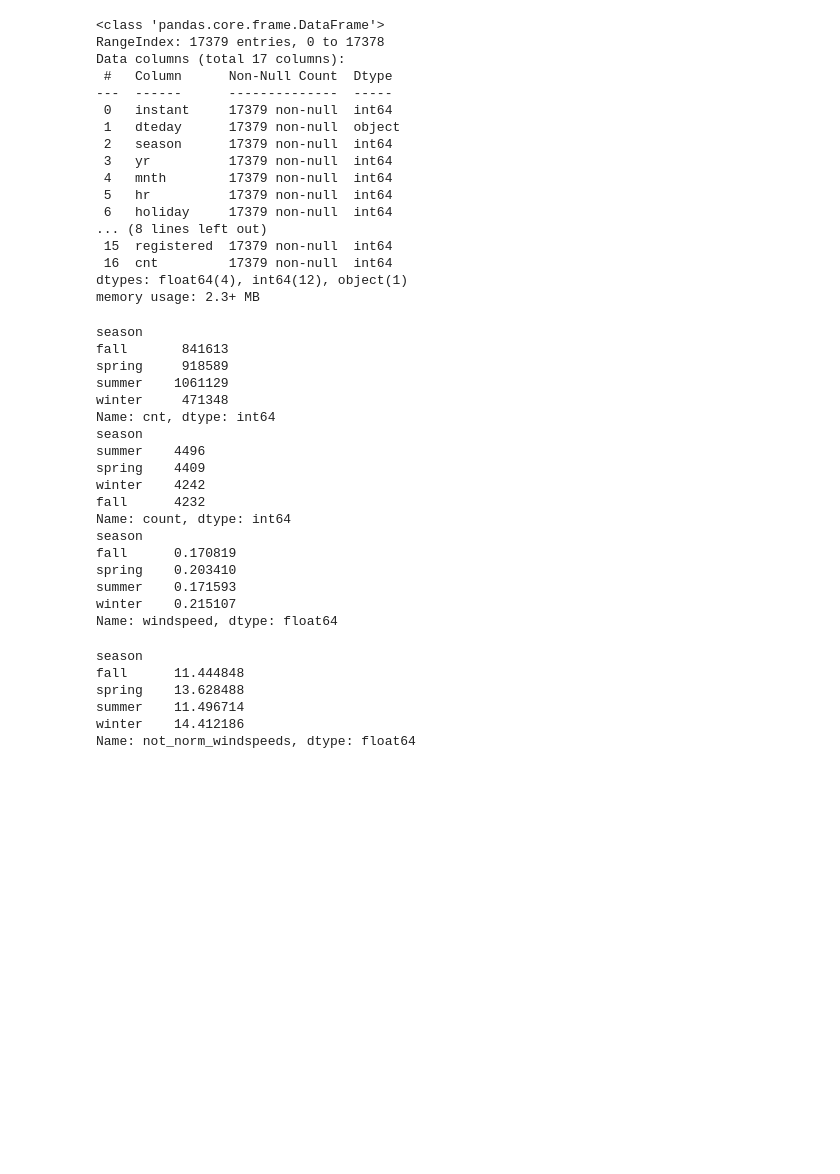
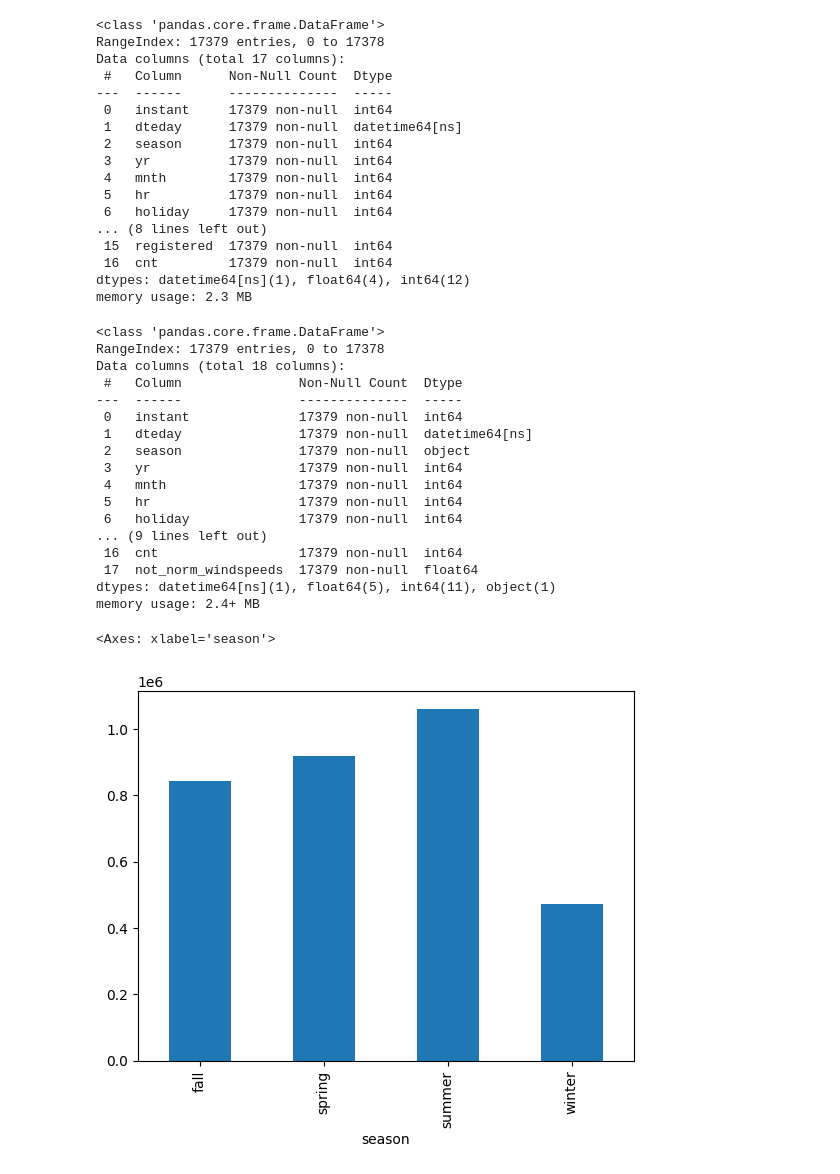
Before and after one commit to vrpperez7/Mod-4-Project, a Jupyter notebook: notebooks/Untitled-1.ipynb, the cells around one changed output. Cells and saved outputs as stored; diff of their text form; code cells hidden in the pictures; blank space fills up the shorter version.

Commit message:
more EDA and potential filtering to workingday column for analysis

```diff
--- a/notebooks/Untitled-1.ipynb
+++ b/notebooks/Untitled-1.ipynb
@@ -6,6 +6,10 @@ import numpy as np
 df = pd.read_csv("/Users/beans/Desktop/Mod-4-Project/data/hour.csv")
 
 #understanding values within df
+
+
+df['dteday'] = pd.to_datetime(df['dteday'])
+
 df.info()
 # %% [output]
 <class 'pandas.core.frame.DataFrame'>
@@ -14,7 +18,7 @@ Data columns (total 17 columns):
  #   Column      Non-Null Count  Dtype
 ---  ------      --------------  -----
  0   instant     17379 non-null  int64
- 1   dteday      17379 non-null  object
+ 1   dteday      17379 non-null  datetime64[ns]
  2   season      17379 non-null  int64
  3   yr          17379 non-null  int64
  4   mnth        17379 non-null  int64
@@ -23,8 +27,8 @@ Data columns (total 17 columns):
 ... (8 lines left out)
  15  registered  17379 non-null  int64
  16  cnt         17379 non-null  int64
-dtypes: float64(4), int64(12), object(1)
-memory usage: 2.3+ MB
+dtypes: datetime64[ns](1), float64(4), int64(12)
+memory usage: 2.3 MB
 # %%
 #making season column more legibile by associating numbers with season
 #shown by readme when downloaded dataset
@@ -34,47 +38,49 @@ df['season'] = df['season'].replace(3,'summer')
 df['season'] = df['season'].replace(4,'fall')
 
 
-### VERY SIMPLE EDA
+### VERY SIMPLE EDA for season and windspeeds column
 
-print(df.groupby('season')['cnt'].sum())
+df.groupby('season')['cnt'].sum()
 #--we can see that winter has the least count for rides, and summer the most
 #--INTEREST OF Product Manager (PM): When/where demand is strong or fragile (strong in summer, weak in winter); user behavior patterns; which hypotheses to prioritize next quarter.
 
-print(df['season'].value_counts())
+df['season'].value_counts()
 #--summer does have the highest counts of records (4496), with fall being the least (4232)
 #--if data is responsbly distributed by season
 
 
 #curious to see the average windspeed between winter and summer, maybe its the deciding factor
-print(df.groupby('season')['windspeed'].mean())
+df.groupby('season')['windspeed'].mean()
 #--average windspeeds of winter is comparable to spring, which has the second highest count for rides, maybe not such a big deal
 
 #checking our normal windspeeds to see if a drastic diff between seasons (readme says windspeed column was divided by 67)
 df['not_norm_windspeeds'] = df['windspeed'] * 67
 df.groupby('season')['not_norm_windspeeds'].mean()
-#--windspeeds change are so miniscule, would have to statistically prove if significant
+#--windspeeds change are so miniscule, would have to statistically prove if significant (potential chi-squared test)
+
+df.info()
 # %% [output]
-season
-fall       841613
-spring     918589
-summer    1061129
-winter     471348
-Name: cnt, dtype: int64
-season
-summer    4496
-spring    4409
-winter    4242
-fall      4232
-Name: count, dtype: int64
-season
-fall      0.170819
-spring    0.203410
-summer    0.171593
-winter    0.215107
-Name: windspeed, dtype: float64
+<class 'pandas.core.frame.DataFrame'>
+RangeIndex: 17379 entries, 0 to 17378
+Data columns (total 18 columns):
+ #   Column               Non-Null Count  Dtype
+---  ------               --------------  -----
+ 0   instant              17379 non-null  int64
+ 1   dteday               17379 non-null  datetime64[ns]
+ 2   season               17379 non-null  object
+ 3   yr                   17379 non-null  int64
+ 4   mnth                 17379 non-null  int64
+ 5   hr                   17379 non-null  int64
+ 6   holiday              17379 non-null  int64
+... (9 lines left out)
+ 16  cnt                  17379 non-null  int64
+ 17  not_norm_windspeeds  17379 non-null  float64
+dtypes: datetime64[ns](1), float64(5), int64(11), object(1)
+memory usage: 2.4+ MB
-season
-fall      11.444848
-spring    13.628488
-summer    11.496714
-winter    14.412186
-Name: not_norm_windspeeds, dtype: float64
+# %%
+#visual for seasonality differences in bikeshare usage
+
+df.groupby('season')['cnt'].sum().plot(kind='bar')
+# %% [output]
+<Axes: xlabel='season'>
+[figure, added]
```
Also changed, not shown: parts of 4 cells of this notebook.
